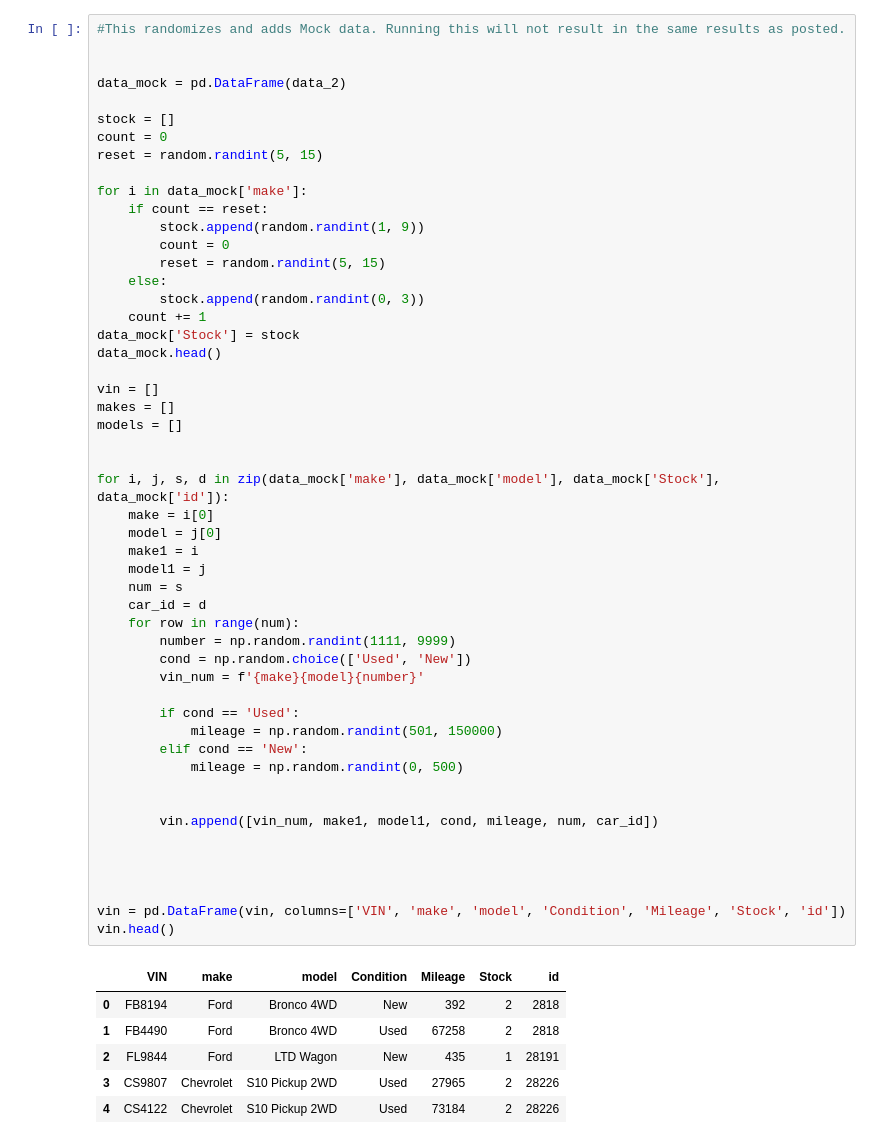
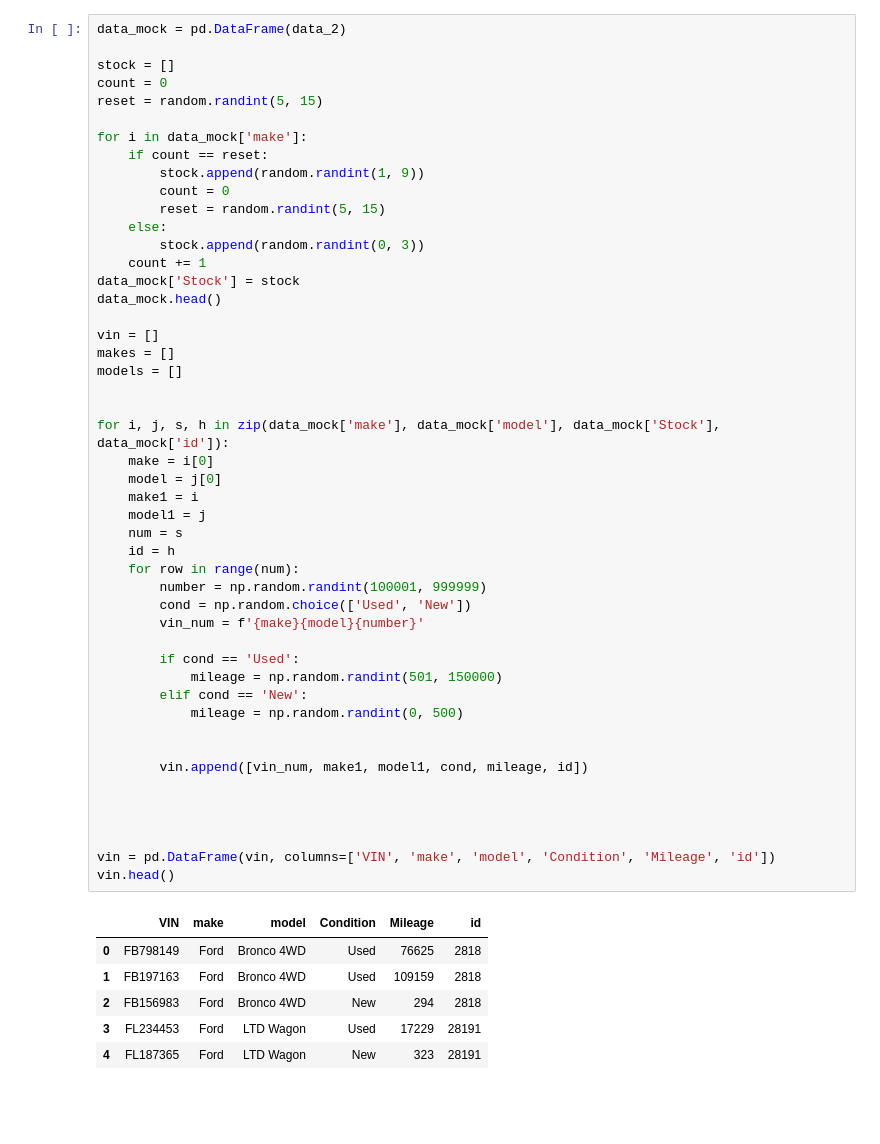
Before and after one commit to AustinL-jpg/Vehicle_Inventory_Management, a Jupyter notebook: mock_data.ipynb, the cells around one changed output. Saved outputs shown, nothing was run; the diff lists cells and outputs as text; blank space fills up the shorter version.

```diff
--- a/mock_data.ipynb
+++ b/mock_data.ipynb
@@ -106,7 +109,4 @@ data_2 = data_2.drop(columns = ['fueltype1', 'mpgdata', 'charge120'])
 # %%
-#This randomizes and adds Mock data. Running this will not result in the same results as posted.
-
-
 data_mock = pd.DataFrame(data_2)
 
 stock = []
@@ -123,44 +123,44 @@ for i in data_mock['make']:
     count += 1
 data_mock['Stock'] = stock
 data_mock.head()
 
 vin = []
 makes = []
 models = []
 
 
-for i, j, s, d in zip(data_mock['make'], data_mock['model'], data_mock['Stock'], data_mock['id']):
+for i, j, s, h in zip(data_mock['make'], data_mock['model'], data_mock['Stock'], data_mock['id']):
     make = i[0]
     model = j[0]
     make1 = i
     model1 = j
     num = s
-    car_id = d
+    id = h
     for row in range(num):
-        number = np.random.randint(1111, 9999)
+        number = np.random.randint(100001, 999999)
         cond = np.random.choice(['Used', 'New'])
         vin_num = f'{make}{model}{number}'
 
         if cond == 'Used':
             mileage = np.random.randint(501, 150000)
         elif cond == 'New':
             mileage = np.random.randint(0, 500)
 
 
-        vin.append([vin_num, make1, model1, cond, mileage, num, car_id])
+        vin.append([vin_num, make1, model1, cond, mileage, id])
 
 
 
 
-vin = pd.DataFrame(vin, columns=['VIN', 'make', 'model', 'Condition', 'Mileage', 'Stock', 'id'])
+vin = pd.DataFrame(vin, columns=['VIN', 'make', 'model', 'Condition', 'Mileage', 'id'])
 vin.head()
 # %% [output]
-|  | VIN | make | model | Condition | Mileage | Stock | id |
-| 0 | FB8194 | Ford | Bronco 4WD | New | 392 | 2 | 2818 |
-| 1 | FB4490 | Ford | Bronco 4WD | Used | 67258 | 2 | 2818 |
-| 2 | FL9844 | Ford | LTD Wagon | New | 435 | 1 | 28191 |
-| 3 | CS9807 | Chevrolet | S10 Pickup 2WD | Used | 27965 | 2 | 28226 |
-| 4 | CS4122 | Chevrolet | S10 Pickup 2WD | Used | 73184 | 2 | 28226 |
+|  | VIN | make | model | Condition | Mileage | id |
+| 0 | FB798149 | Ford | Bronco 4WD | Used | 76625 | 2818 |
+| 1 | FB197163 | Ford | Bronco 4WD | Used | 109159 | 2818 |
+| 2 | FB156983 | Ford | Bronco 4WD | New | 294 | 2818 |
+| 3 | FL234453 | Ford | LTD Wagon | Used | 17229 | 28191 |
+| 4 | FL187365 | Ford | LTD Wagon | New | 323 | 28191 |
 # %%
 vin.info()
 # %% [output]
```
Also changed, not shown: parts of 8 cells of this notebook, 7 other files.
